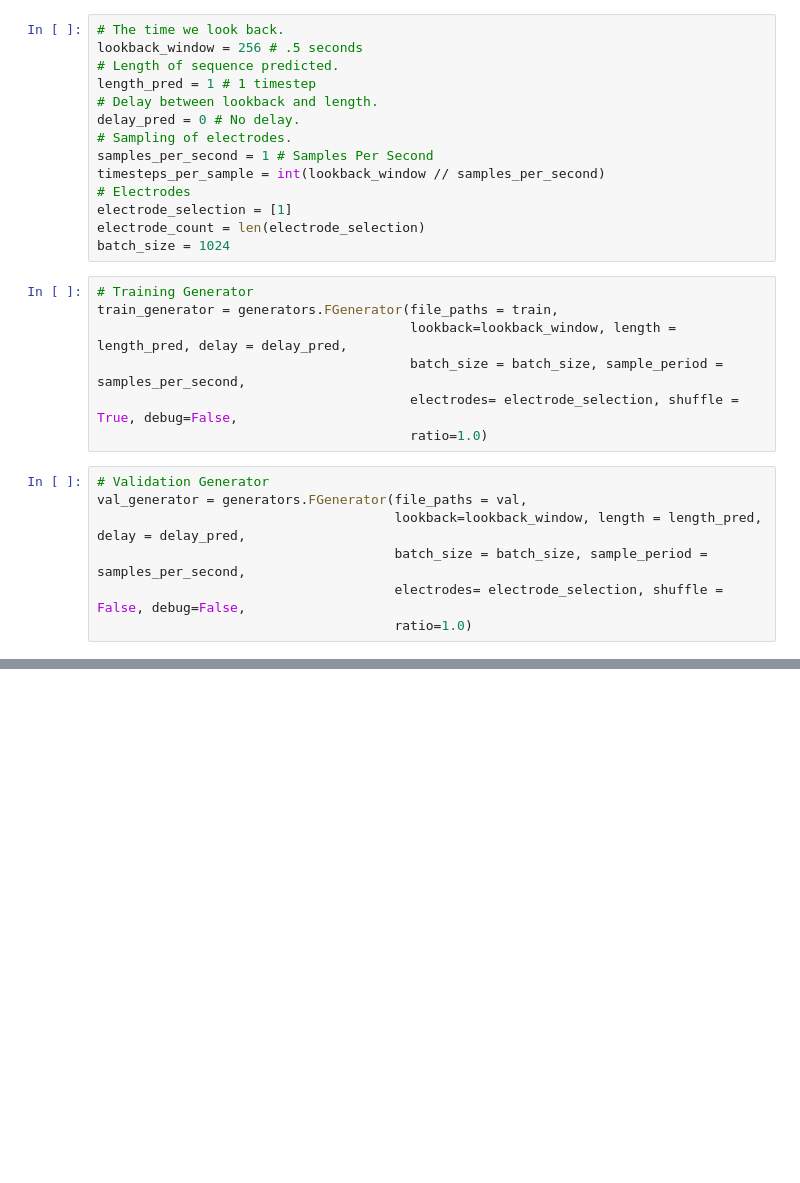
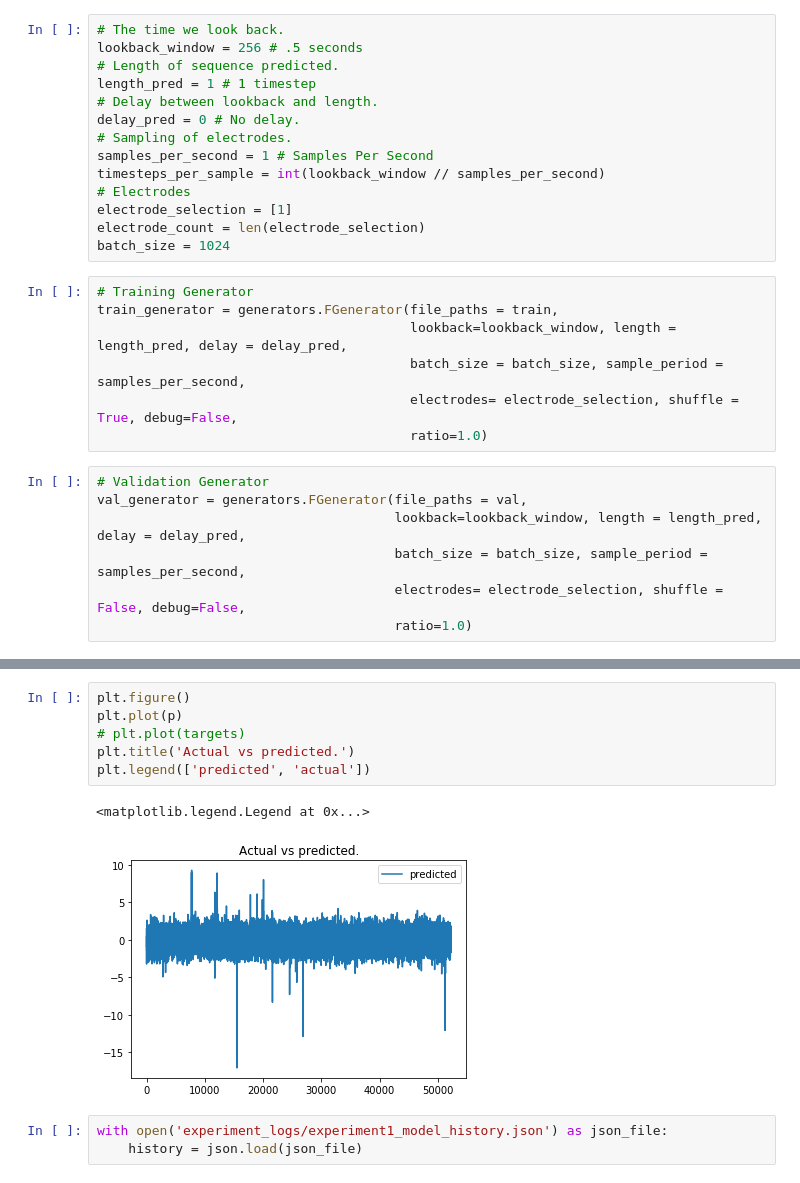
Before and after one commit to theodormarcu/brain2brain, a Jupyter notebook: experiments/visualize.ipynb, the cells around one changed output, grey strips where cells are left out. Cells and saved outputs as stored; diff of their text form; blank space fills up the shorter version.

```diff
--- a/experiments/visualize.ipynb
+++ b/experiments/visualize.ipynb
@@ -77,0 +92,12 @@ model = load_model("/home/tmarcu/brain2brain/experiment_test_676_bs128_tcn_2_mod
+# %%
+plt.figure()
+plt.plot(p)
+# plt.plot(targets)
+plt.title('Actual vs predicted.')
+plt.legend(['predicted', 'actual'])
+# %% [output]
+<matplotlib.legend.Legend at 0x...>
+[figure, added]
+# %%
+with open('experiment_logs/experiment1_model_history.json') as json_file:
+    history = json.load(json_file)
```
Also changed, not shown: parts of 22 cells of this notebook, 4 other files.
